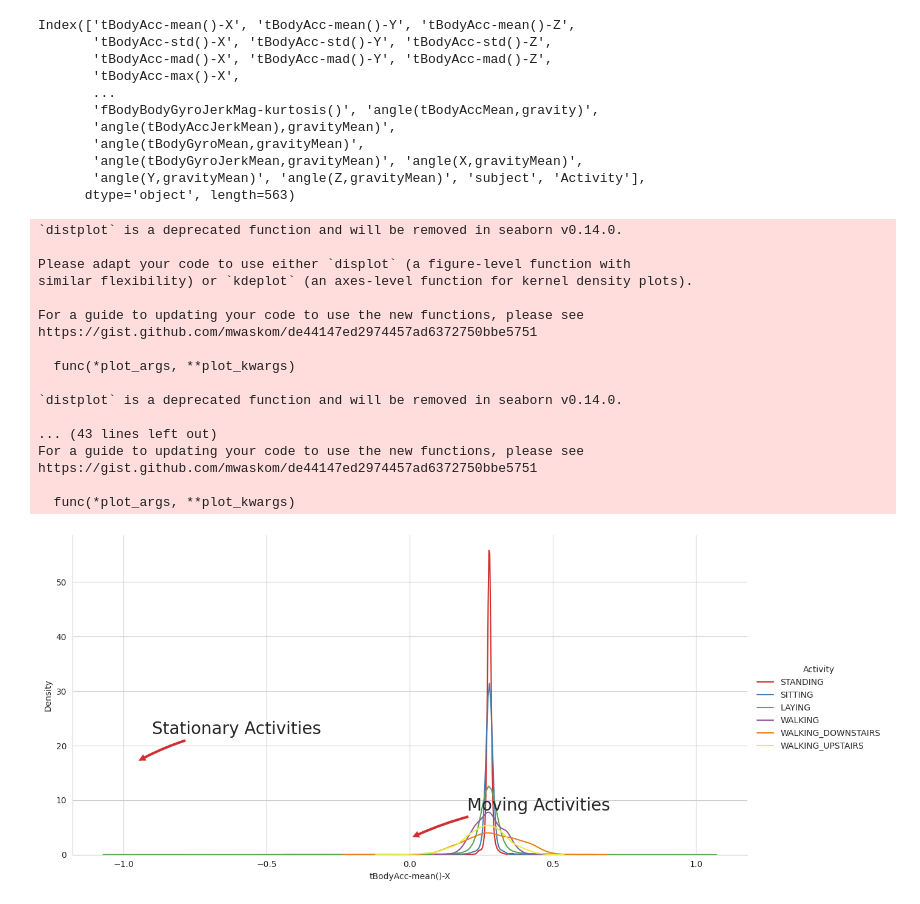
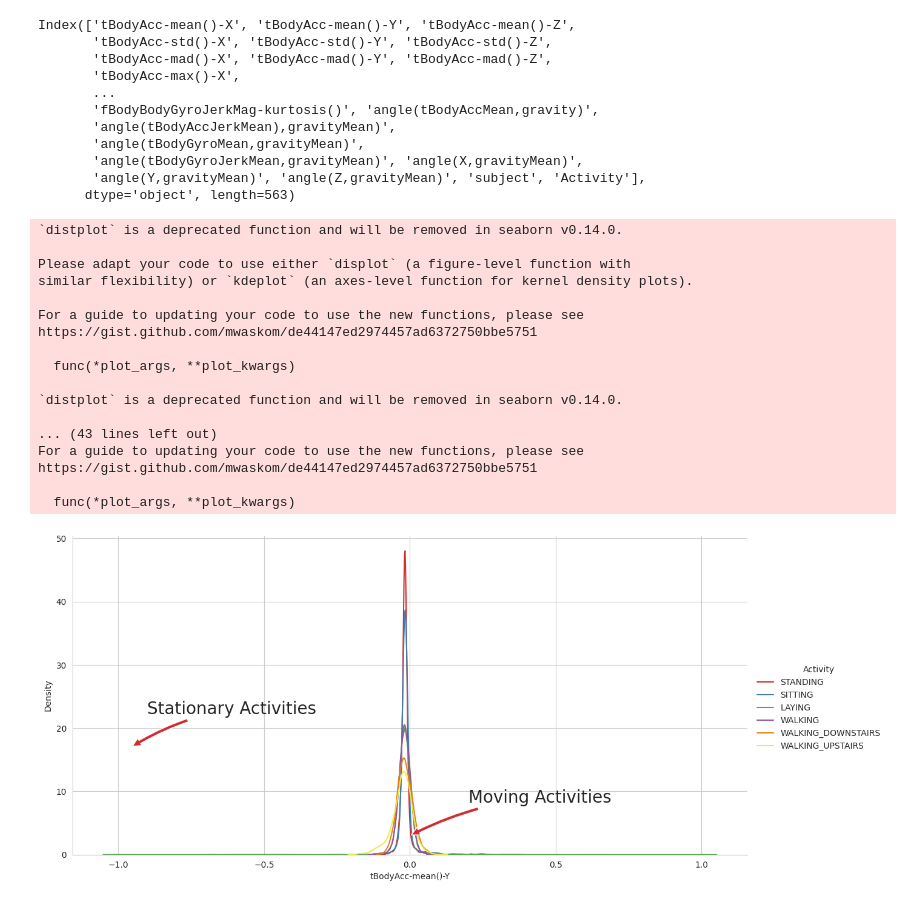
Before and after one commit to sher1ock-jp/EEG-basic, a Jupyter notebook: human-activity-recognition/EDA-of-human-activity-recognition.ipynb, the cells around one changed output. Cells and saved outputs as stored; diff of their text form; code cells hidden in the pictures.

```diff
--- a/human-activity-recognition/EDA-of-human-activity-recognition.ipynb
+++ b/human-activity-recognition/EDA-of-human-activity-recognition.ipynb
@@ -76,32 +78,32 @@ test.to_csv('f_test.csv', index=False)
 # %%
 sns.set_palette("Set1", desat=0.80)
 facetgrid = sns.FacetGrid(train, hue='Activity', height=6,aspect=2)
-facetgrid.map(sns.distplot,'tBodyAccMagmean', hist=False)\
+facetgrid.map(sns.distplot,'tBodyAcc-mean()-Y', hist=False)\
     .add_legend()
 plt.annotate("Stationary Activities", xy=(-0.956,17), xytext=(-0.9, 23), size=20,\
             va='center', ha='left',\
             arrowprops=dict(arrowstyle="simple",connectionstyle="arc3,rad=0.1"))
 
 plt.annotate("Moving Activities", xy=(0,3), xytext=(0.2, 9), size=20,\
             va='center', ha='left',\
             arrowprops=dict(arrowstyle="simple",connectionstyle="arc3,rad=0.1"))
 plt.show()
 # %% [output]
 `distplot` is a deprecated function and will be removed in seaborn v0.14.0.
 
 Please adapt your code to use either `displot` (a figure-level function with
 similar flexibility) or `kdeplot` (an axes-level function for kernel density plots).
 
 For a guide to updating your code to use the new functions, please see
 https://gist.github.com/mwaskom/de44147ed2974457ad6372750bbe5751
 
   func(*plot_args, **plot_kwargs)
 
 `distplot` is a deprecated function and will be removed in seaborn v0.14.0.
 
 ... (43 lines left out)
 For a guide to updating your code to use the new functions, please see
 https://gist.github.com/mwaskom/de44147ed2974457ad6372750bbe5751
 
   func(*plot_args, **plot_kwargs)
-[figure, old version]
+[figure, new version]
```
Also changed, not shown: parts of 2 cells of this notebook, 2 other files.
